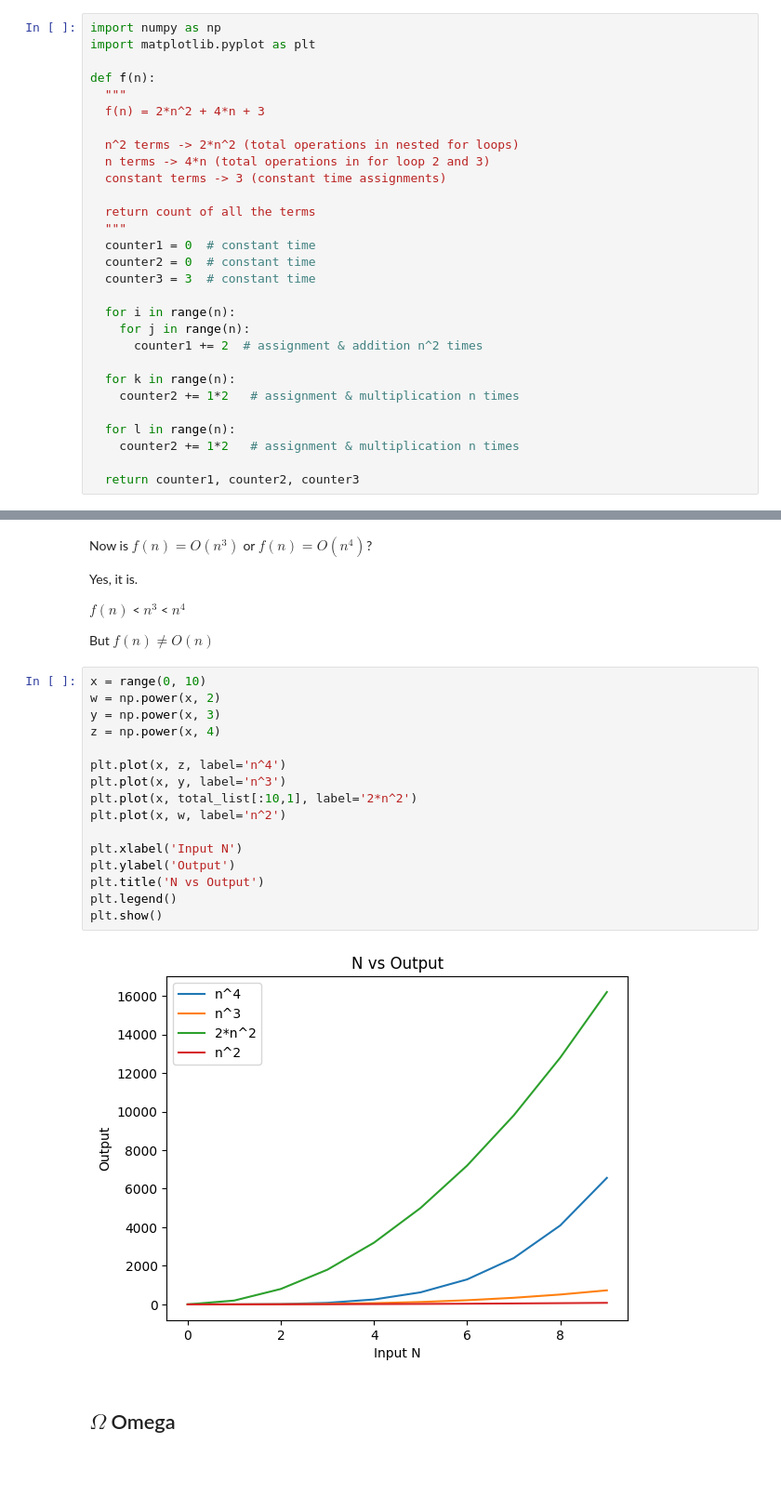
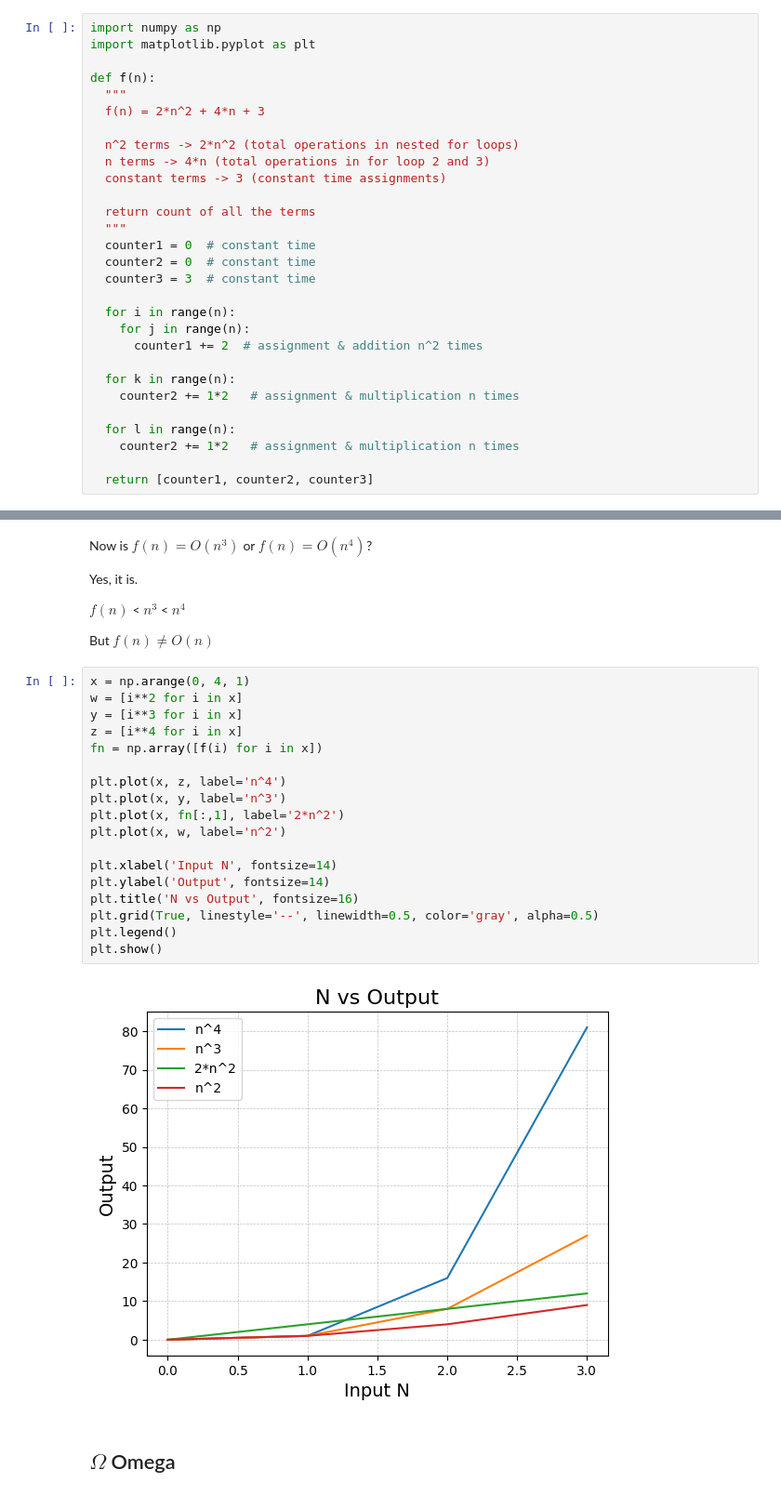
Before and after one commit to pareshrchaudhary/numericalmethods, a Jupyter notebook: Complexity.ipynb, the cells around one changed output, grey strips where cells are left out. Shown: that part at 93% size. Saved outputs shown, nothing was run; the diff lists cells and outputs as text; blank space fills up the shorter version.

```diff
--- a/Complexity.ipynb
+++ b/Complexity.ipynb
@@ -40,7 +40,7 @@ def f(n):
   for l in range(n):
     counter2 += 1*2   # assignment & multiplication n times
 
-  return counter1, counter2, counter3
+  return [counter1, counter2, counter3]
 # %%
 n = 3
 total_list = np.zeros([n, 4])
@@ -136,23 +136,25 @@ $f(n)$  <  $n^3$  <  $n^4$
 
 But $f(n) \neq O(n)$
 # %%
-x = range(0, 10)
-w = np.power(x, 2)
-y = np.power(x, 3)
-z = np.power(x, 4)
+x = np.arange(0, 4, 1)
+w = [i**2 for i in x]
+y = [i**3 for i in x]
+z = [i**4 for i in x]
+fn = np.array([f(i) for i in x])
 
 plt.plot(x, z, label='n^4')
 plt.plot(x, y, label='n^3')
-plt.plot(x, total_list[:10,1], label='2*n^2')
+plt.plot(x, fn[:,1], label='2*n^2')
 plt.plot(x, w, label='n^2')
 
-plt.xlabel('Input N')
-plt.ylabel('Output')
-plt.title('N vs Output')
+plt.xlabel('Input N', fontsize=14)
+plt.ylabel('Output', fontsize=14)
+plt.title('N vs Output', fontsize=16)
+plt.grid(True, linestyle='--', linewidth=0.5, color='gray', alpha=0.5)
 plt.legend()
 plt.show()
 # %% [output]
-[figure, old version]
+[figure, new version]
 # %% [markdown]
 ## $\Omega$ Omega
 # %% [markdown]
```
Also changed, not shown: parts of 2 cells of this notebook.
